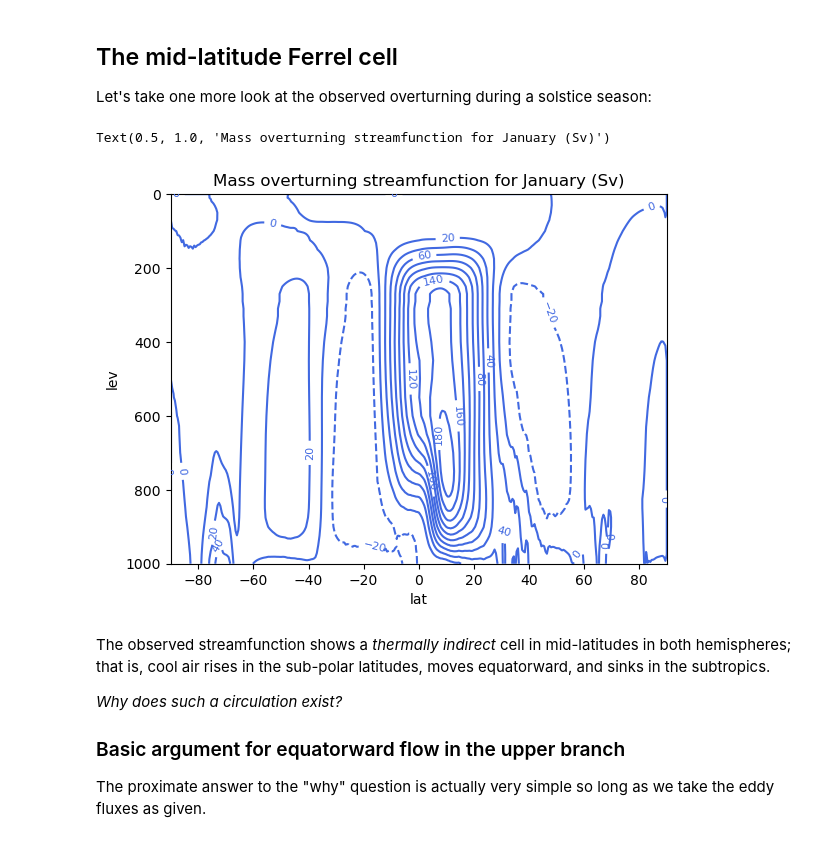
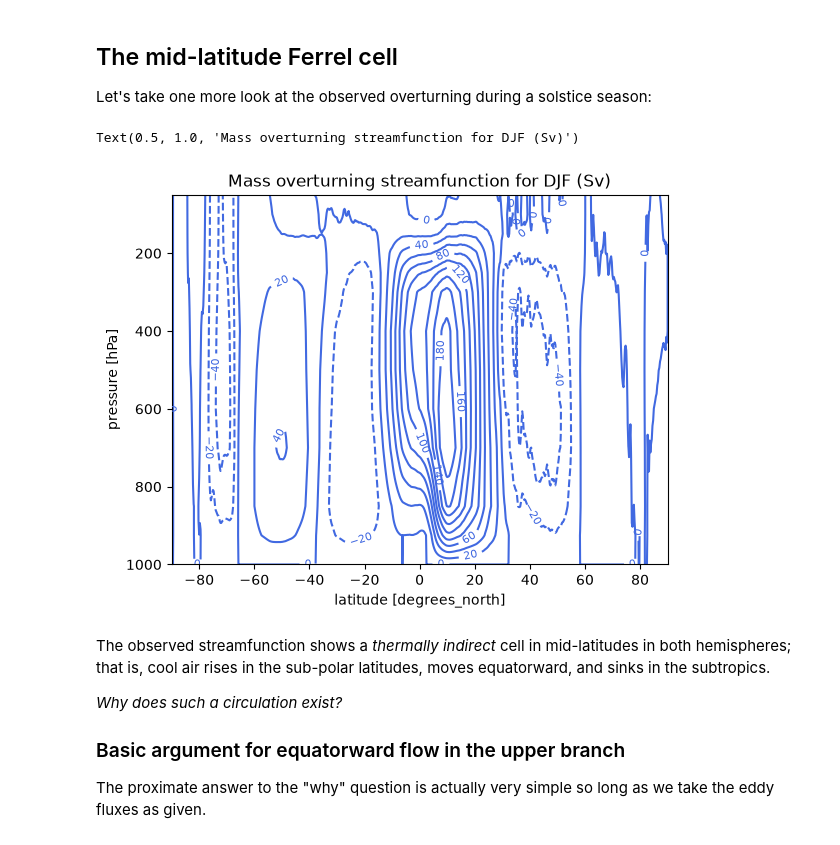
Before and after one commit to brian-rose/general-circulation, a Jupyter notebook: lectures/hadley.ipynb, the cells around one changed output. Saved outputs shown, nothing was run; the diff lists cells and outputs as text; code cells hidden in the pictures.

```diff
--- a/lectures/hadley.ipynb
+++ b/lectures/hadley.ipynb
@@ -193,7 +194,6 @@ A key point here is that this profile of $M_{eq}$ clearly has a maximum on the e
 To see this visually, let's plot $M_{eq}$:
 # %%
 sidereal_day = 86164.0905  # in seconds -- we definitely don't need this accuracy but hey
-a = 6.373E6      # Radius of Earth (m)
 Omega = 2*np.pi / sidereal_day
 uT = 100. # tropopause-level wind speed in m/s -- order of magnitude estimate
 
@@ -460,21 +460,19 @@ Repeating here some code from our notes on the [Observed circulation](https://br
 2\pi a^2 \cos\phi \left( [\overline{\omega}]\right) = -\frac{\partial \psi}{\partial \phi}
 \end{align*}
 # %%
-import numpy as np
-import matplotlib.pyplot as plt
-import xarray as xr
-from climlab.utils.constants import a, g
+# path_to_roselab = '/nfs/roselab_rit' # from DAES servers
+path_to_roselab = '/Volumes/roselab_rit' # mounted on my laptop
+era5_path = path_to_roselab + '/data/ERA5/clim/'
 
-local_path = '/nfs/roselab_rit/data/cfsr_climatology/'
-path = local_path
-
-cfsr_mon = xr.open_mfdataset(path + '*' + '.mon_clim.0p5.nc')
+u = xr.open_dataarray(era5_path + "ubar.2021.nc")
+v = xr.open_dataarray(era5_path + "vbar.2021.nc")
 # %%
-vbracket = cfsr_mon.v.mean(dim='lon')
+ubracket = u.mean(dim='longitude')
+vbracket = v.mean(dim='longitude')
 vbracket_zeros = vbracket.fillna(0.)
-coslat = np.cos(np.deg2rad(cfsr_mon.lat))
+coslat = np.cos(np.deg2rad(v.latitude))
 # Use units of 10^9 kg/s
-psi = 2*np.pi*a*coslat/g * vbracket_zeros.cumulative_integrate(coord='lev') / 1E9 * 100
+psi = 2*np.pi*a*coslat/g * vbracket_zeros.cumulative_integrate(coord='pressure_level') / 1E9 * 100
 # Need to multiply by 100 because the 'lev' coordinate is in units of hPa, not Pa
 # %% [markdown]
 ### Calculate the absolute angular momentum
@@ -819,17 +785,17 @@ In reality both sets of processes play a role. Reality is somewhere in between.
 Let's take one more look at the observed overturning during a solstice season:
 # %%
 fig, ax = plt.subplots()
-CSpsi = psi.sel(month=1).plot.contour(ax=ax,
-                                       x='lat',
+CSpsi = psi.sel(season='DJF').plot.contour(ax=ax,
+                                       x='latitude',
                                        yincrease=False,
                                        levels=psi_levels,
                                        colors='royalblue',
                                             )
 ax.clabel(CSpsi, CSpsi.levels, inline=True, fontsize=8);
-ax.set_title('Mass overturning streamfunction for January (Sv)')
+ax.set_title('Mass overturning streamfunction for DJF (Sv)')
 # %% [output]
-Text(0.5, 1.0, 'Mass overturning streamfunction for January (Sv)')
+Text(0.5, 1.0, 'Mass overturning streamfunction for DJF (Sv)')
-[figure, old version]
+[figure, new version]
 # %% [markdown]
 The observed streamfunction shows a *thermally indirect* cell in mid-latitudes in both hemispheres; that is, cool air rises in the sub-polar latitudes, moves equatorward, and sinks in the subtropics.
 
```
Also changed, not shown: parts of 18 cells of this notebook.
